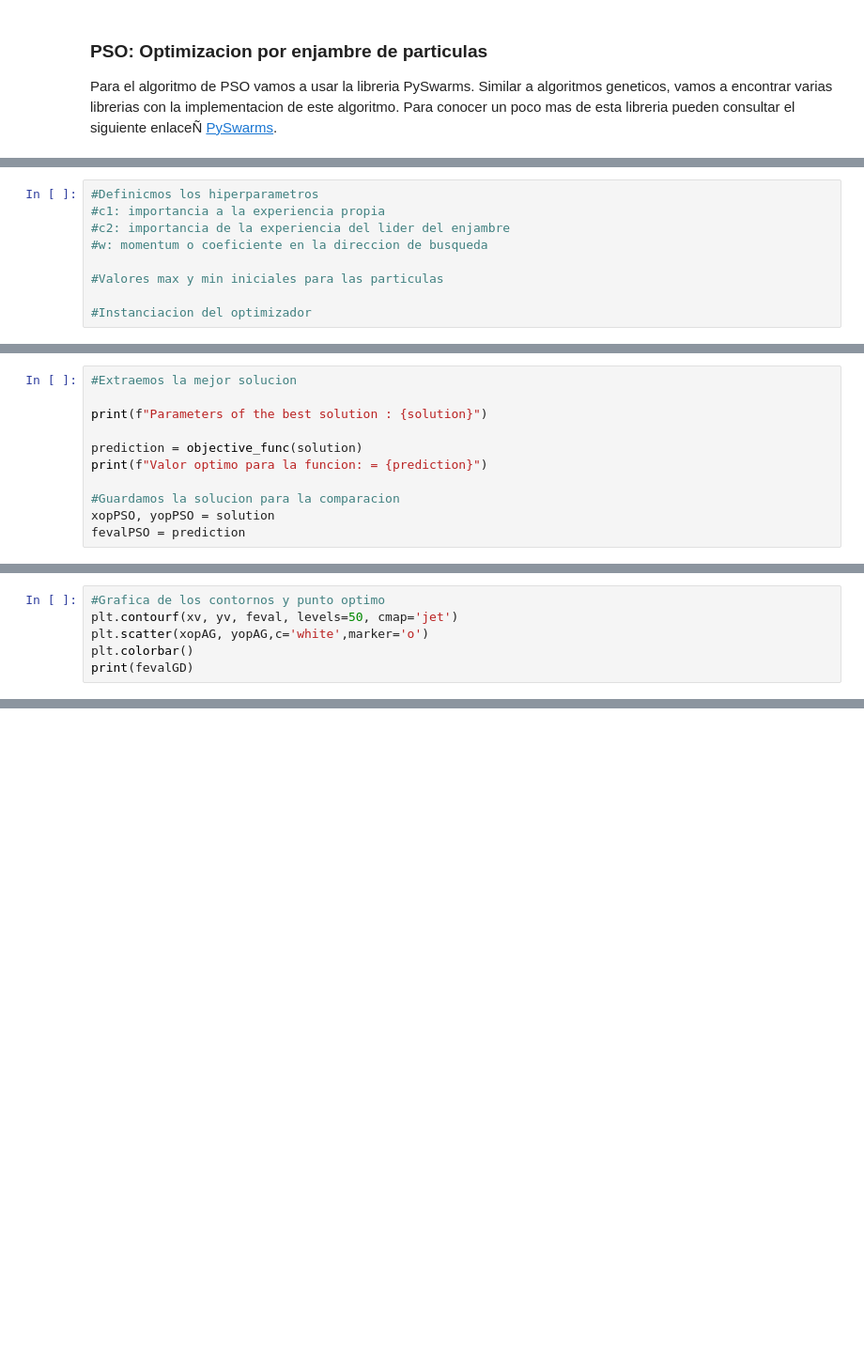
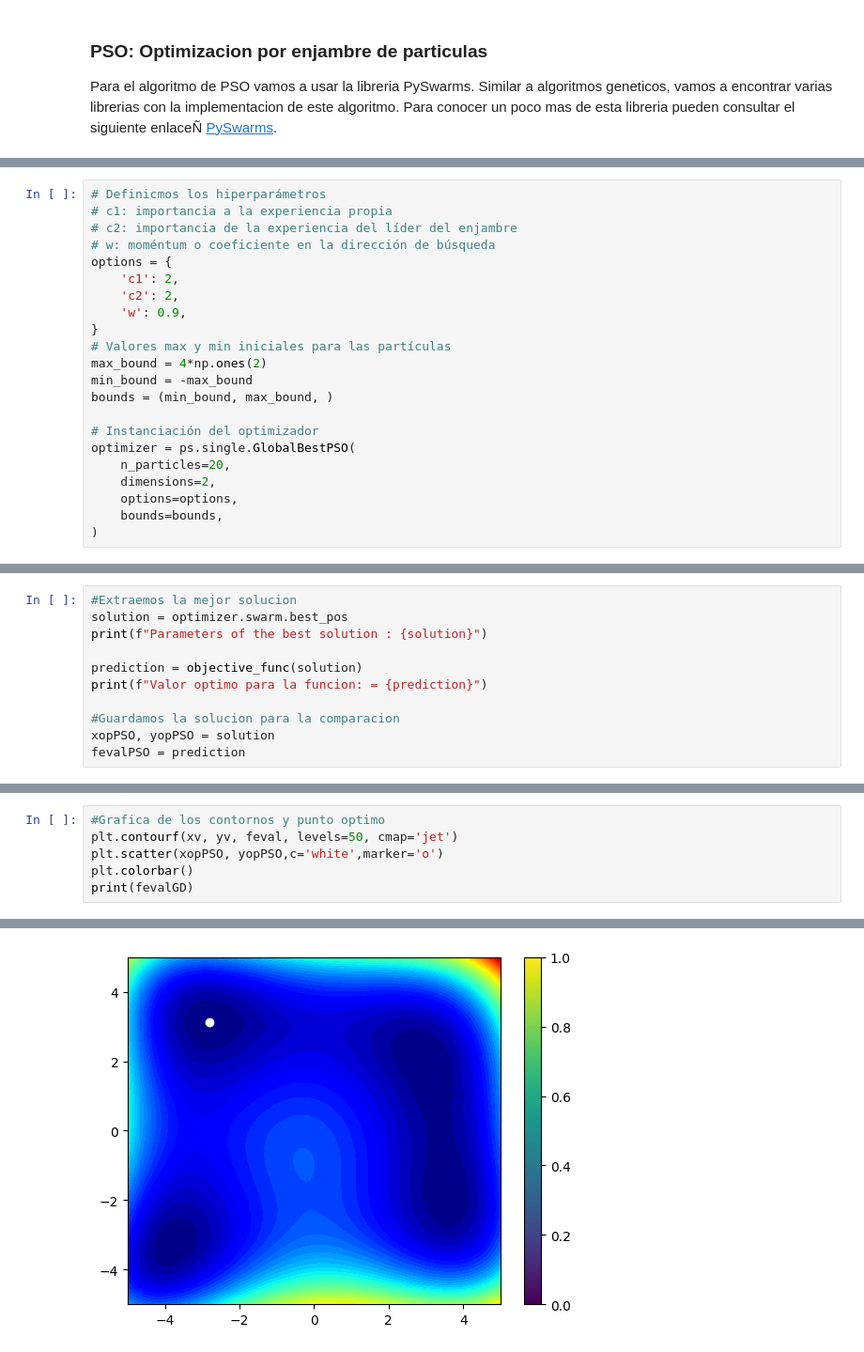
Before and after one commit to scuartasr/genet, a Jupyter notebook: clase/12_Opt_MetaClase7_PSO.ipynb, the cells around one changed output, grey strips where cells are left out. Shown at 94% size. Drawn from its saved outputs; the diff is of its cells as text; blank space fills up the shorter version.

```diff
--- a/clase/12_Opt_MetaClase7_PSO.ipynb
+++ b/clase/12_Opt_MetaClase7_PSO.ipynb
@@ -161,12 +193,25 @@ Para el algoritmo de PSO vamos a usar la libreria PySwarms. Similar a algoritmos
 # %%
-#Definicmos los hiperparametros
-#c1: importancia a la experiencia propia
-#c2: importancia de la experiencia del lider del enjambre
-#w: momentum o coeficiente en la direccion de busqueda
+# Definicmos los hiperparámetros
+# c1: importancia a la experiencia propia
+# c2: importancia de la experiencia del líder del enjambre
+# w: moméntum o coeficiente en la dirección de búsqueda
+options = {
+    'c1': 2,
+    'c2': 2,
+    'w': 0.9,
+}
+# Valores max y min iniciales para las partículas
+max_bound = 4*np.ones(2)
+min_bound = -max_bound
+bounds = (min_bound, max_bound, )
 
-#Valores max y min iniciales para las particulas
-
-#Instanciacion del optimizador
+# Instanciación del optimizador
+optimizer = ps.single.GlobalBestPSO(
+    n_particles=20,
+    dimensions=2,
+    options=options,
+    bounds=bounds,
+)
 # %%
 #Ajuste de la funcion objetivo
 #f(x,y)=(x^2+y-11)^2+(x+y^2-7)^2
@@ -178,6 +231,6 @@ def objective_func2(solution):
 # %%
 #Extraemos la mejor solucion
-
+solution = optimizer.swarm.best_pos
 print(f"Parameters of the best solution : {solution}")
 
 prediction = objective_func(solution)
@@ -189,6 +245,7 @@ fevalPSO = prediction
 # %%
 #Grafica de los contornos y punto optimo
 plt.contourf(xv, yv, feval, levels=50, cmap='jet')
-plt.scatter(xopAG, yopAG,c='white',marker='o')
+plt.scatter(xopPSO, yopPSO,c='white',marker='o')
 plt.colorbar()
 print(fevalGD)
+# %% [output]
@@ -195,3 +253,4 @@ print(fevalGD)
+[figure, added]
 # %%
 #Podemos graficar la funcion de costo en terminos de las iteraciones
 from pyswarms.utils.plotters import (plot_cost_history, plot_contour, plot_surface)
```
Also changed, not shown: parts of 11 cells of this notebook.
